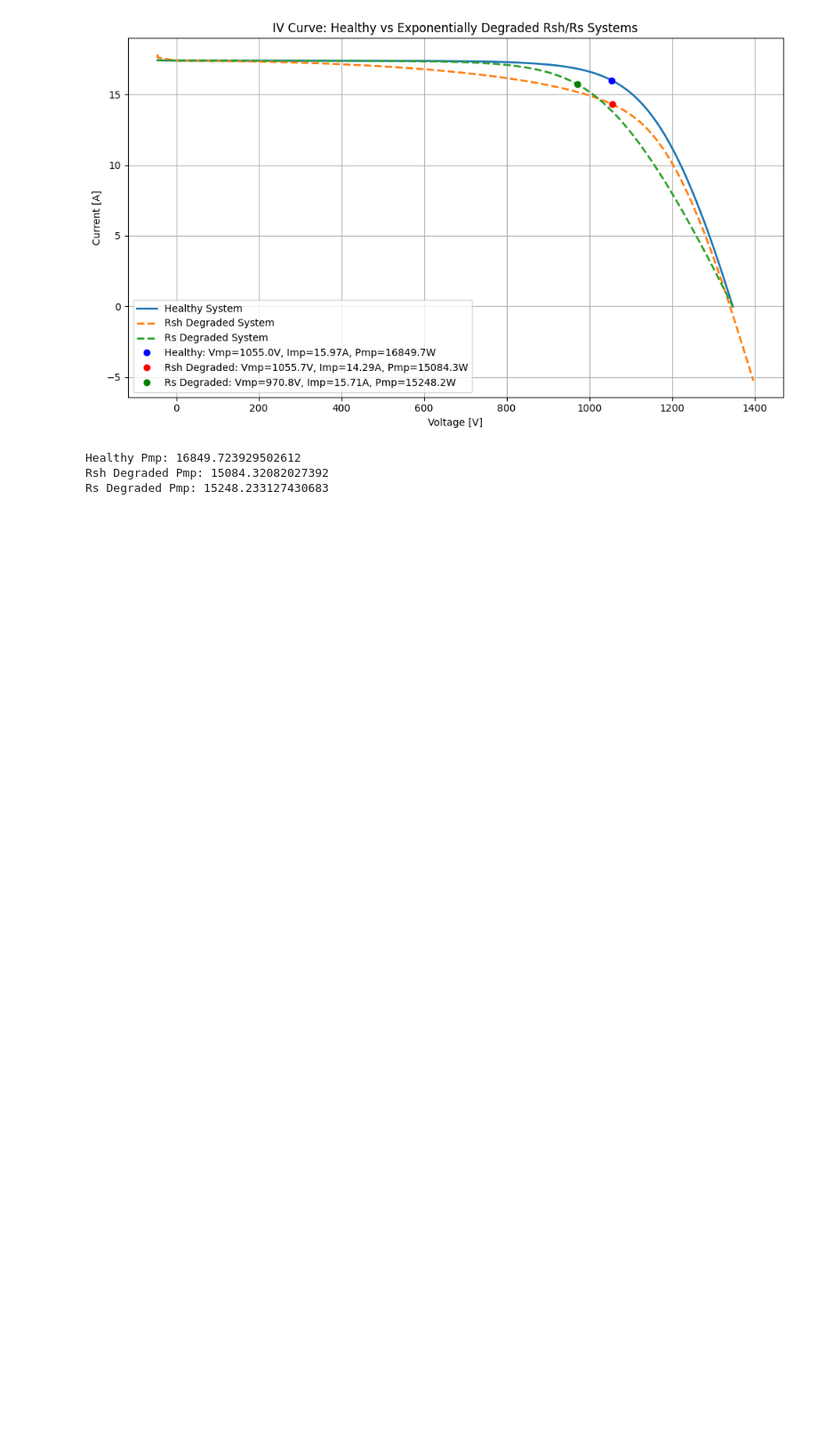
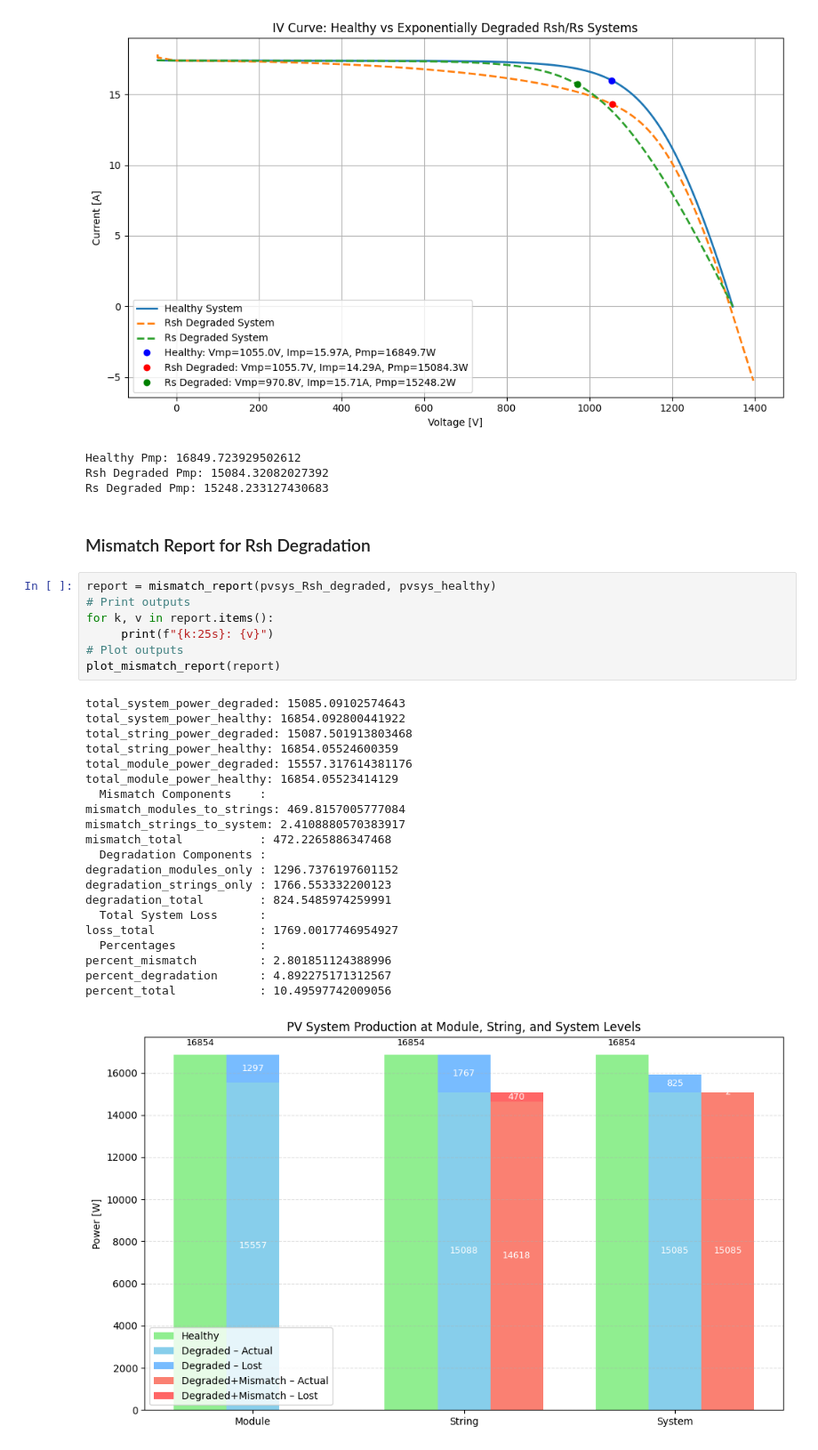
Before and after one commit to TideLangner/PVmismatch_study, a Jupyter notebook: src/simulation.ipynb, the cells around one changed output. Shown at 89% size. Saved outputs shown, nothing was run; the diff lists cells and outputs as text; blank space fills up the shorter version.

Commit message:
Amended mismatch report issues

```diff
--- a/src/simulation.ipynb
+++ b/src/simulation.ipynb
@@ -165,3 +166,34 @@ print("Rs Degraded Pmp:", pvsys_Rs_degraded.Pmp)
 Healthy Pmp: 16849.723929502612
 Rsh Degraded Pmp: 15084.32082027392
 Rs Degraded Pmp: 15248.233127430683
+# %% [markdown]
+### Mismatch Report for Rsh Degradation
+# %%
+report = mismatch_report(pvsys_Rsh_degraded, pvsys_healthy)
+# Print outputs
+for k, v in report.items():
+     print(f"{k:25s}: {v}")
+# Plot outputs
+plot_mismatch_report(report)
+# %% [output]
+total_system_power_degraded: 15085.09102574643
+total_system_power_healthy: 16854.092800441922
+total_string_power_degraded: 15087.501913803468
+total_string_power_healthy: 16854.05524600359
+total_module_power_degraded: 15557.317614381176
+total_module_power_healthy: 16854.05523414129
+  Mismatch Components    :
+mismatch_modules_to_strings: 469.8157005777084
+mismatch_strings_to_system: 2.4108880570383917
+mismatch_total           : 472.2265886347468
+  Degradation Components :
+degradation_modules_only : 1296.7376197601152
+degradation_strings_only : 1766.553332200123
+degradation_total        : 824.5485974259991
+  Total System Loss      :
+loss_total               : 1769.0017746954927
+  Percentages            :
+percent_mismatch         : 2.801851124388996
+percent_degradation      : 4.892275171312567
+percent_total            : 10.49597742009056
+[figure, added]
```
Also changed, not shown: parts of 4 cells of this notebook, 6 other files.
